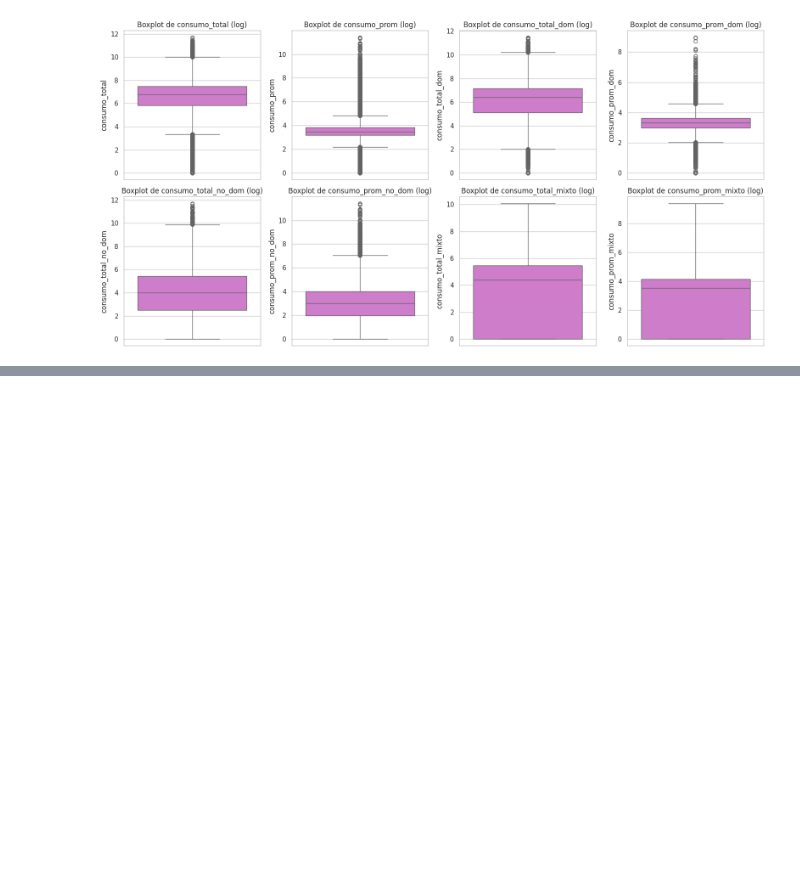
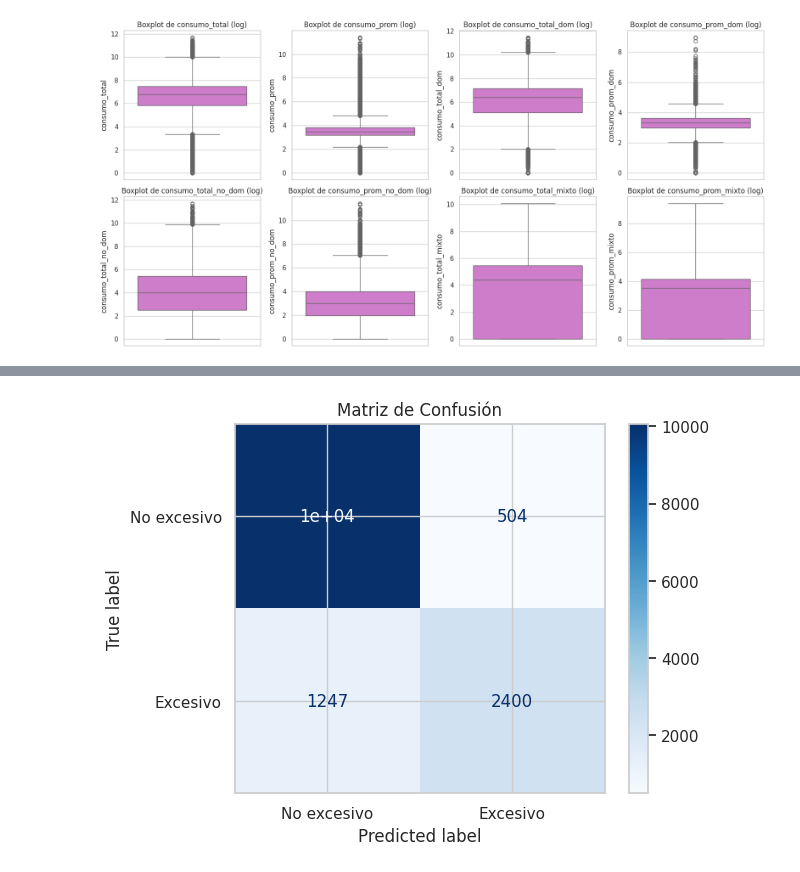
Before and after one commit to StephMonjaraz/multidomain-data-analysis, a Jupyter notebook: notebooks/03_consumo_agua.ipynb, the cells around one changed output, grey strips where cells are left out. Saved outputs shown, nothing was run; the diff lists cells and outputs as text; code cells hidden in the pictures; blank space fills up the shorter version.

```diff
--- a/notebooks/03_consumo_agua.ipynb
+++ b/notebooks/03_consumo_agua.ipynb
@@ -485,0 +665,10 @@ consumo_prom_mixto: 0 outliers detectados
+# %%
+from sklearn.metrics import ConfusionMatrixDisplay
+
+# Visualización moderna de la matriz
+disp = ConfusionMatrixDisplay(confusion_matrix=cm, display_labels=["No excesivo", "Excesivo"])
+disp.plot(cmap="Blues")
+plt.title("Matriz de Confusión")
+plt.show()
+# %% [output]
+[figure, added]
```
Also changed, not shown: parts of 23 cells of this notebook, 2 other files.
